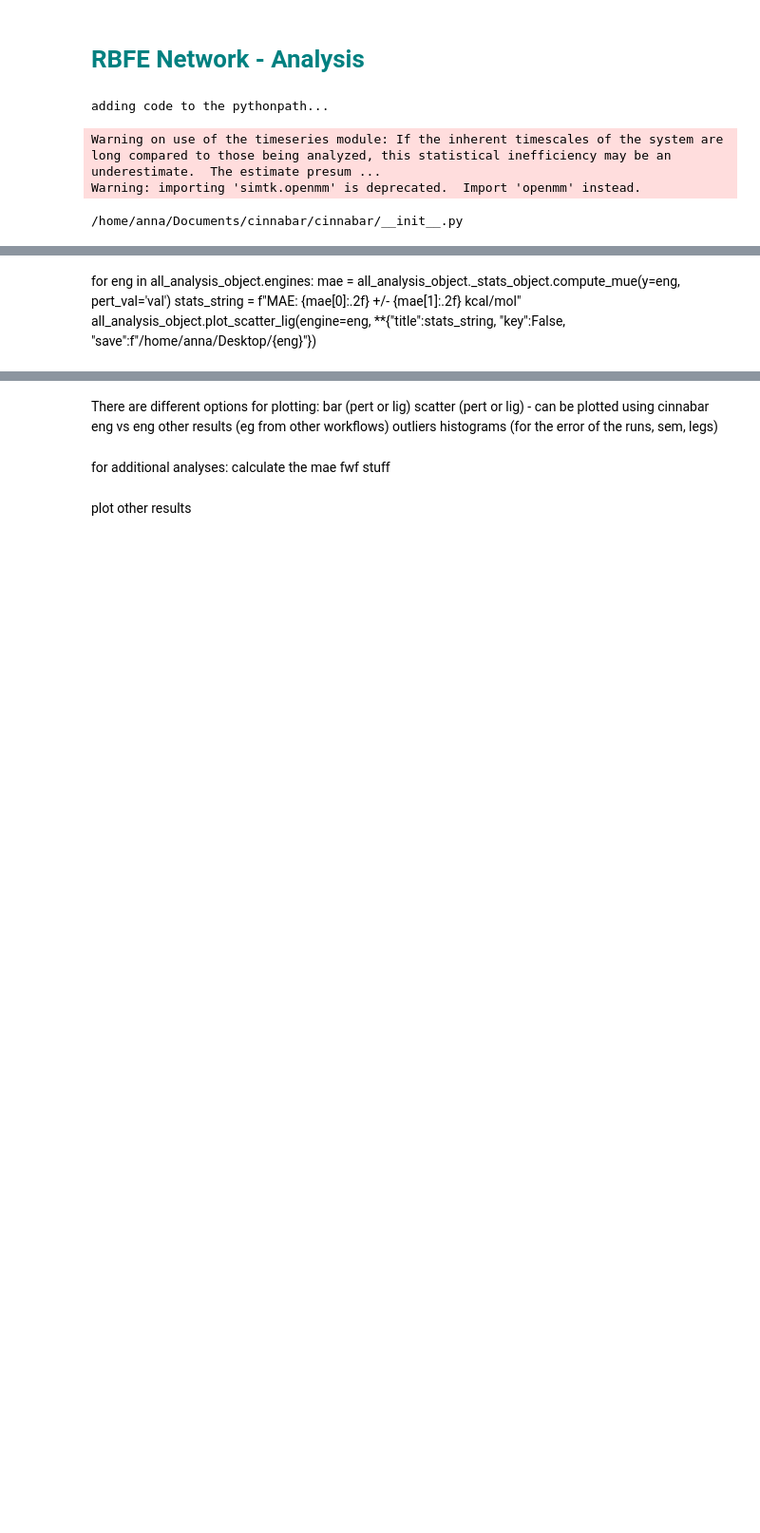
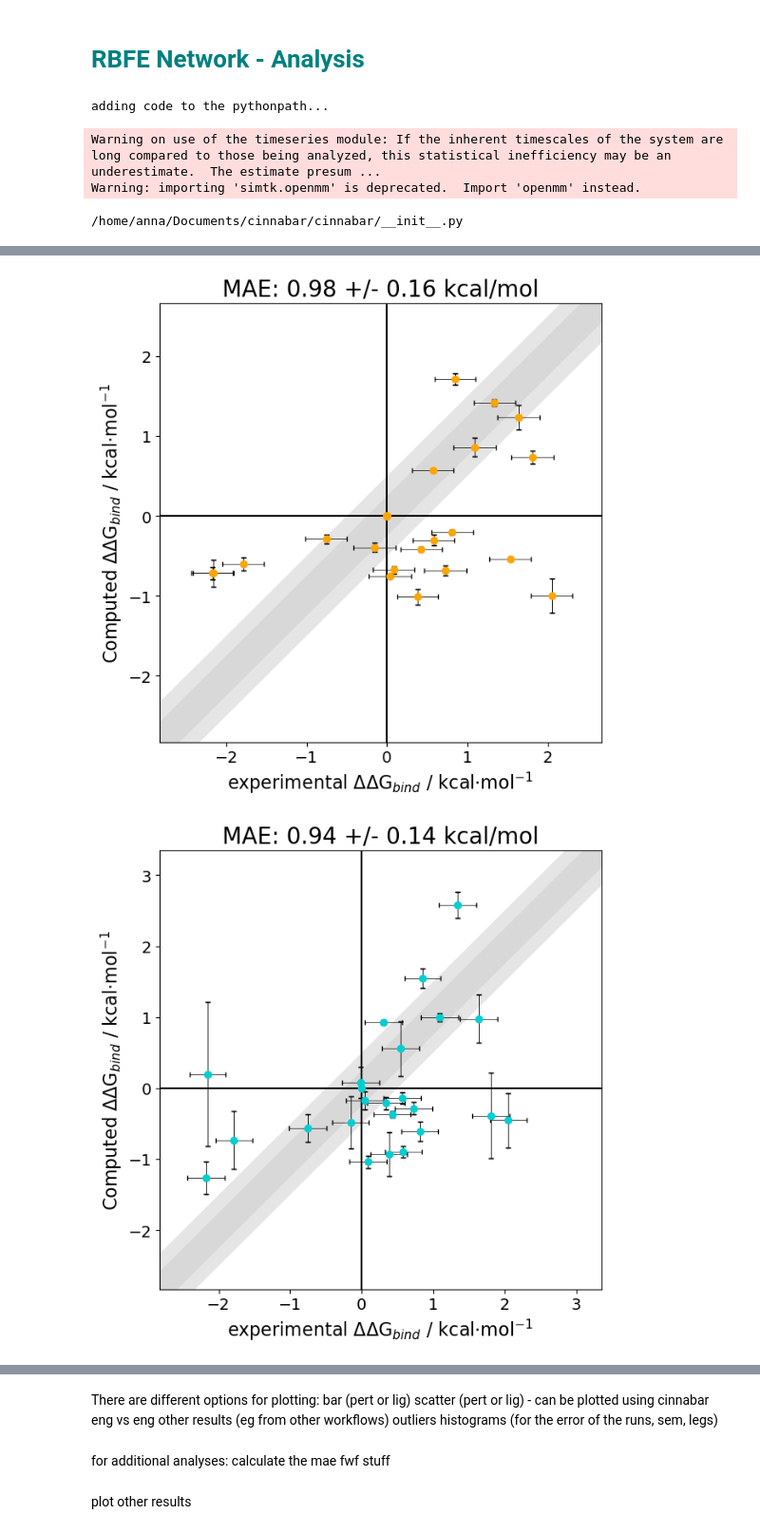
Before and after one commit to annamherz/code, a Jupyter notebook: notebooks/analysis_notebook.ipynb, the cells around one changed output, grey strips where cells are left out. Shown at 95% size. Cells and saved outputs as stored; diff of their text form; code cells hidden in the pictures; blank space fills up the shorter version.

```diff
--- a/notebooks/analysis_notebook.ipynb
+++ b/notebooks/analysis_notebook.ipynb
@@ -29,11 +29,11 @@ Warning: importing 'simtk.openmm' is deprecated.  Import 'openmm' instead.
 /home/anna/Documents/cinnabar/cinnabar/__init__.py
 # %%
 bench_folder = f"/home/anna/Documents/benchmark"
-protein = "p38"
+protein = "tyk2"
 main_dir = f"{bench_folder}/extracted/{protein}"
 
 # choose location for the files
-net_file = f"{main_dir}/execution_model/network_combined.dat"
+net_file = f"{main_dir}/execution_model/network_lomap.dat"
 ana_file = f"{main_dir}/execution_model/analysis_protocol.dat"
 exp_file = f"{bench_folder}/inputs/experimental/{protein}.yml"
 
@@ -50,7 +50,7 @@ all_analysis_object = analysis_network(results_folder,
                                        exp_file=exp_file,
                                        net_file=net_file,
                                        output_folder=output_folder,
-                                       analysis_ext=ana_file
+                                       analysis_prot=ana_file
                                         )
 
 # can add any other results files
@@ -74,5 +71,3 @@ could not convert val AMBER values for plotting. None will be used. Was cinnabar
 could not convert val GROMACS values for plotting. None will be used. Was cinnabar analysis carried out correctly?
 'SOMD'
 could not convert val SOMD values for plotting. None will be used. Was cinnabar analysis carried out correctly?
-# %%
-all_analysis_object.calc_pert_dict["SOMD"]["lig_2b~lig_2l"] = (np.nan, np.nan)
@@ -79,5 +95,6 @@ all_analysis_object.calc_pert_dict["SOMD"]["lig_2b~lig_2l"] = (np.nan, np.nan)
 # %%
-failed_perts = all_analysis_object.failed_runs("SOMD")
+# check if there are any failed perturbations
+failed_perts = all_analysis_object.failed_runs("GROMACS")
 print(failed_perts)
 print(" ")
 # %% [output]
@@ -110,5 +113,8 @@ lig_27 lig_48 16 0.0000,0.0667,0.1333,0.2000,0.2667,0.3333,0.4000,0.4667,0.5333,
-# %% [markdown]
-for eng in all_analysis_object.engines:
-    mae = all_analysis_object._stats_object.compute_mue(y=eng, pert_val='val')
-    stats_string = f"MAE: {mae[0]:.2f} +/- {mae[1]:.2f} kcal/mol"
-    all_analysis_object.plot_scatter_lig(engine=eng, **{"title":stats_string, "key":False, "save":f"/home/anna/Desktop/{eng}"})
+# %%
+for eng in all_analysis_object.engines:
+    mae = all_analysis_object._stats_object.compute_mue(y=eng, pert_val='pert')
+    stats_string = f"MAE: {mae[0]:.2f} +/- {mae[1]:.2f} kcal/mol"
+    all_analysis_object.plot_scatter_pert(engine=eng, **{"title":stats_string, "key":False, "save":f"/home/anna/Desktop/{eng}"})
+# %% [output]
+[figure, added]
+[figure, added]
```
Also changed, not shown: parts of 5 cells of this notebook, 15 other files.
